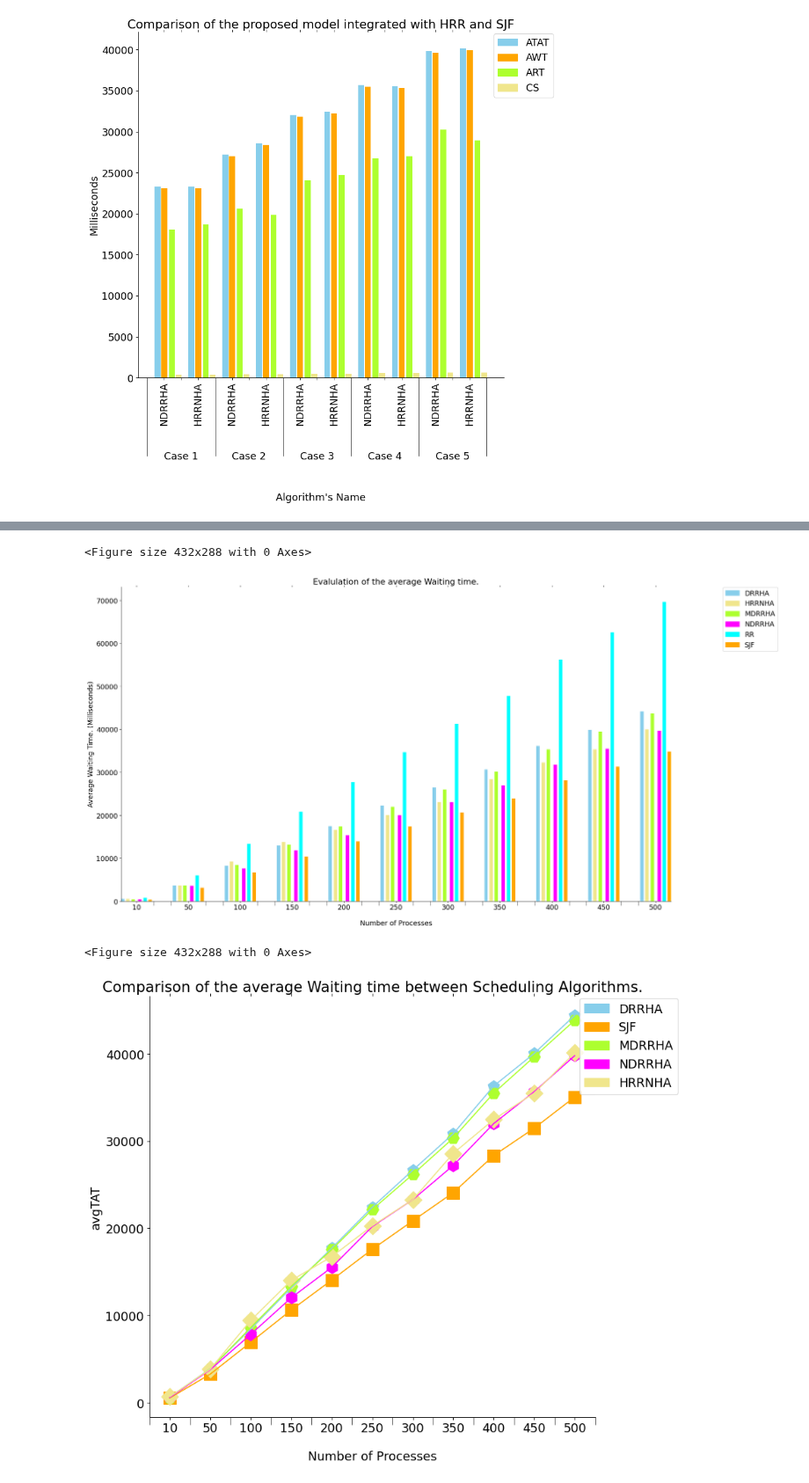
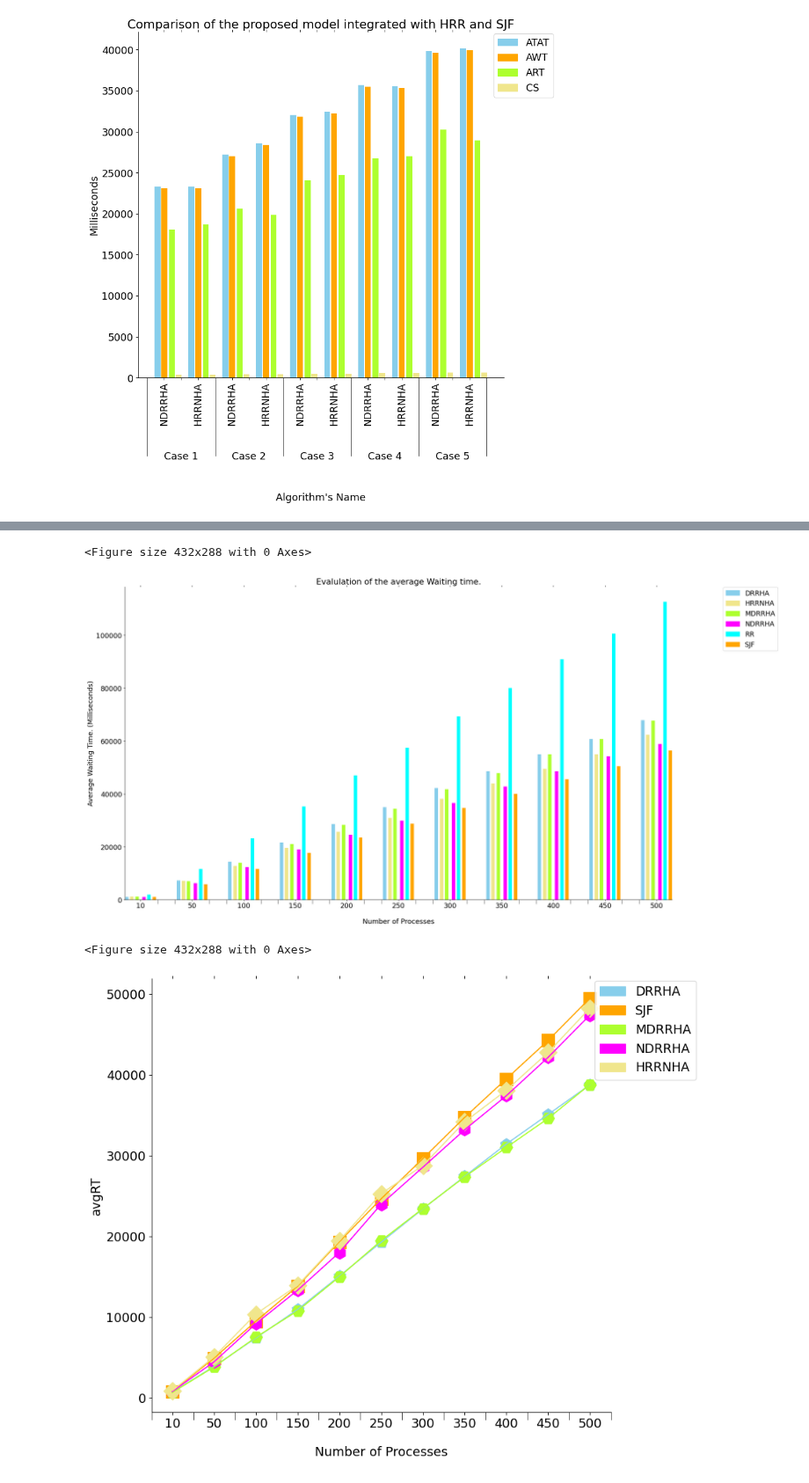
Before and after one commit to Bhaikko/mdrrha, a Jupyter notebook: src/graph_handler.ipynb, the cells around one changed output, grey strips where cells are left out. Shown at 88% size. Drawn from its saved outputs; the diff is of its cells as text; code cells hidden in the pictures.

```diff
--- a/src/graph_handler.ipynb
+++ b/src/graph_handler.ipynb
@@ -16,11 +16,11 @@ ALGO_COMPARISONS_ATAT_LINE = 2
 ALGO_COMPARISONS_WT_BAR = 3
 ALGO_COMPARISONS_WT_LINE = 4
 
-output_filename = "./../data/dataset_filtered_output.csv"
+output_filename = "./../data/test.csv"
 # %%
 # Import Data from CSV file
 dataset = pd.read_csv(
-    './../data/dataset_filtered_output.csv',
+    output_filename,
     sep=r'\s*,\s*',
     header=0,
     encoding='ascii',
@@ -330,7 +330,7 @@ plt.gcf().set_size_inches(s, plt.gcf().get_size_inches()[1])
 plt.show()
 # %% [output]
 <Figure size 432x288 with 0 Axes>
-[figure, old version]
+[figure, new version]
 # %%
 # Import Data from CSV file
 dataset = pd.read_csv(
@@ -411,8 +411,8 @@ ax.spines['right'].set_visible(False)
 marker_size = 250
 
 # plot_metric = 'avgWT'
-plot_metric = 'avgTAT'
-# plot_metric = 'avgRT'
+# plot_metric = 'avgTAT'
+plot_metric = 'avgRT'
 
 ax.plot(X_axis, sjf_values[plot_metric].to_numpy(), color = colors[2])
 plt.scatter(X_axis, sjf_values[plot_metric].to_numpy(), marker = 's', s = marker_size, color = colors[2])
@@ -425,32 +425,32 @@ plt.scatter(X_axis, mdrrha_values[plot_metric].to_numpy(), marker = 'H', s = mar
 
 ax.plot(X_axis, ndrrha_values[plot_metric].to_numpy(), color = colors[6])
 plt.scatter(X_axis, ndrrha_values[plot_metric].to_numpy(), marker = 'h', s = marker_size, color = colors[6])
 
 ax.plot(X_axis, hrrnha_values[plot_metric].to_numpy(), color = colors[8])
 plt.scatter(X_axis, hrrnha_values[plot_metric].to_numpy(), marker = 'D', s = marker_size, color = colors[8])
 
 # Configuring Legend
 legend_elements = []
 
 for i in range(0, len(colors), 2):
     legend_elements.append(
         Patch(facecolor=colors[i], edgecolor=colors[i], label=colors[i + 1])
     )
 
 ax.legend(
     handles = legend_elements,
     loc = 'upper right',
     bbox_to_anchor=(1.20, 1.01)
 )
 
 plt.xlabel('Number of Processes', labelpad = 20)
 plt.ylabel(plot_metric)
 # plt.ylabel('Average Waiting Time. (Milliseconds)')
 # plt.ylabel('Average Turnaround Time. (Milliseconds)')
 # plt.ylabel('Average Response Time. (Milliseconds)')
 # plt.ylabel(plot_metric)
-plt.title('Comparison of the average Waiting time between Scheduling Algorithms.')
+# plt.title('Comparison of the average Waiting time between Scheduling Algorithms.')
 plt.show()
 # %% [output]
 <Figure size 432x288 with 0 Axes>
-[figure, old version]
+[figure, new version]
```
Also changed, not shown: parts of 1 cell of this notebook, 9 other files.
